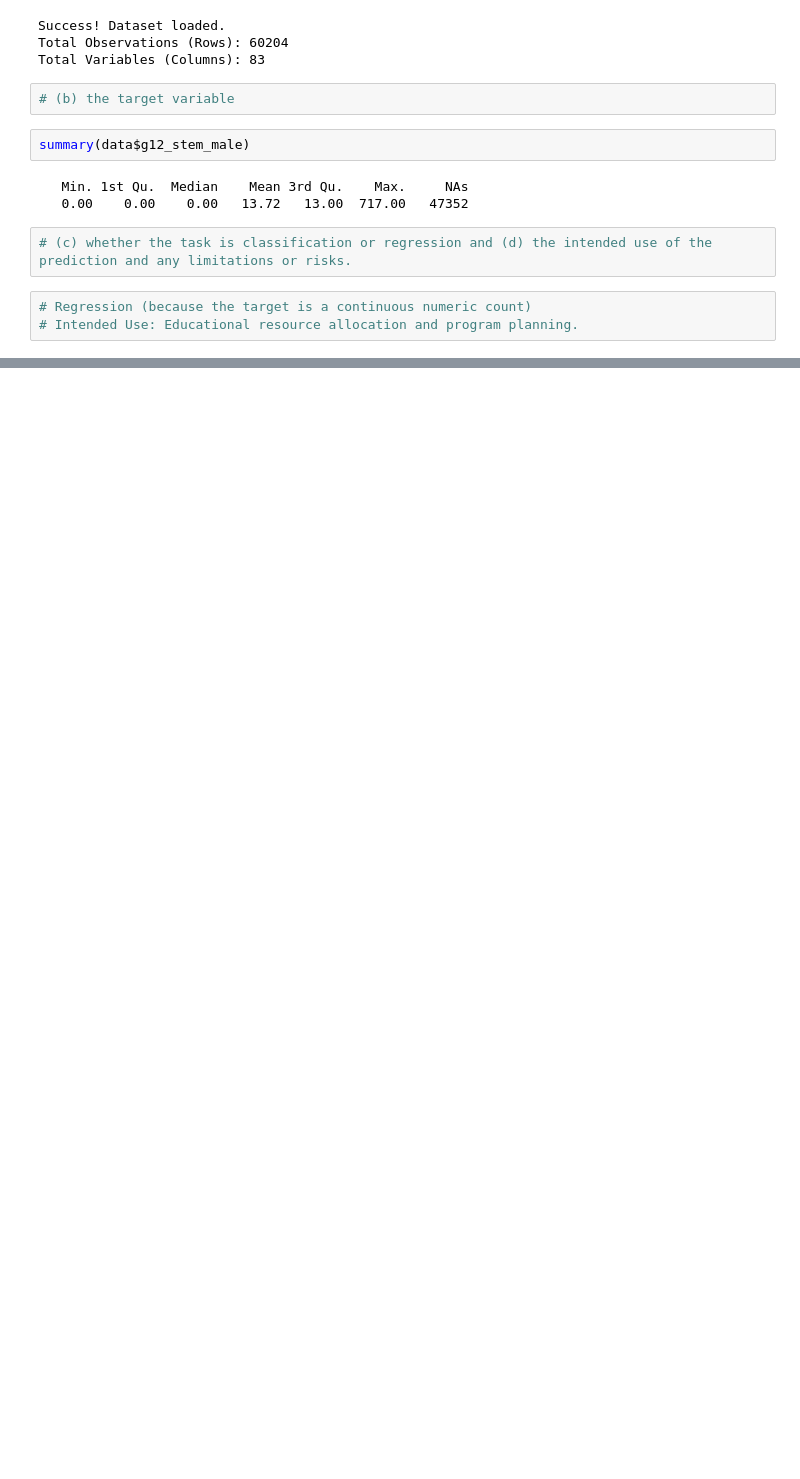
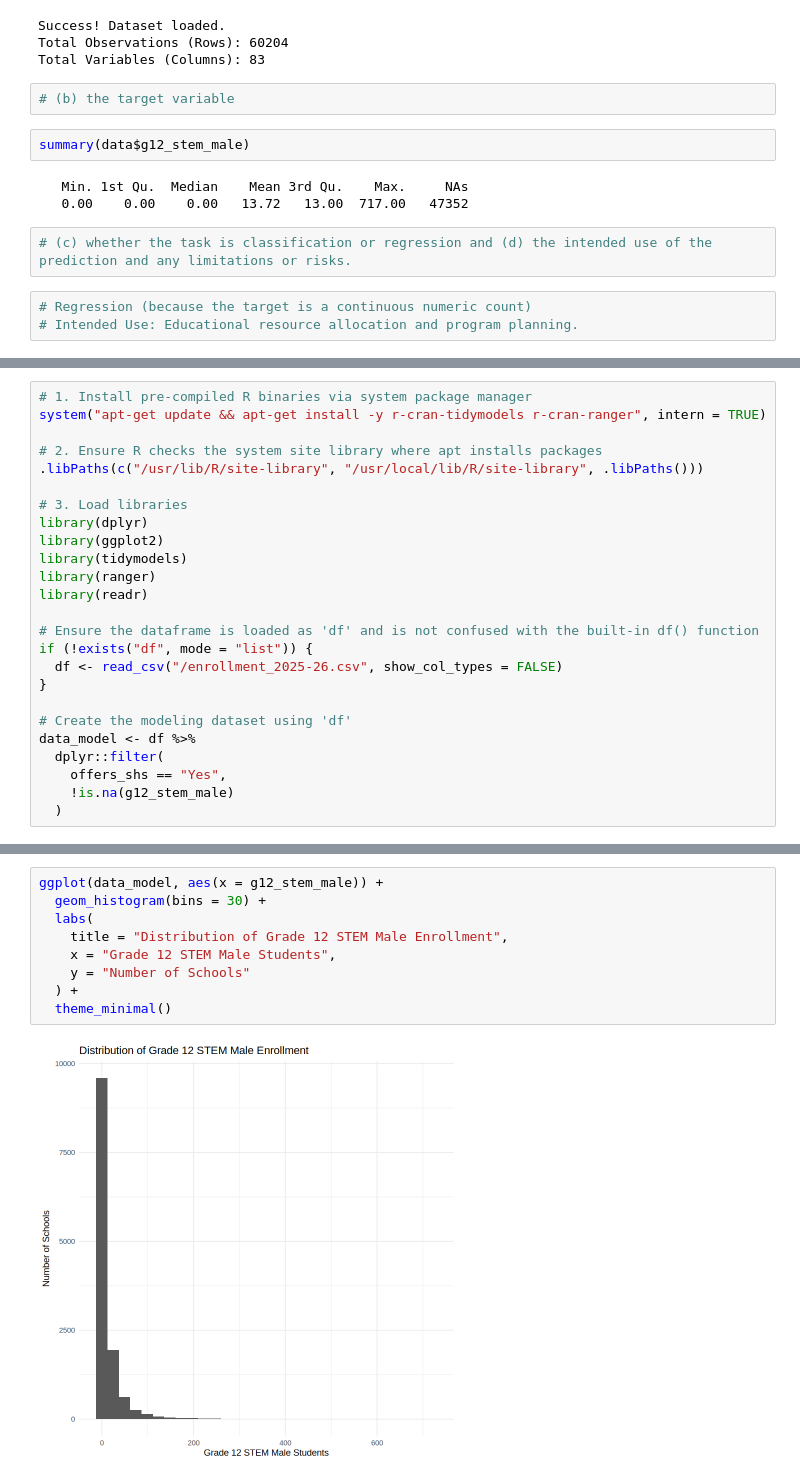
Before and after one commit to Supermarcc/For-ACTIVITY-1---Predictive-Modeling, a Jupyter notebook: Notebooks/Predictive Modelling_ea.ipynb, the cells around one changed output, grey strips where cells are left out. Cells and saved outputs as stored; diff of their text form; blank space fills up the shorter version.

```diff
--- a/Notebooks/Predictive Modelling_ea.ipynb
+++ b/Notebooks/Predictive Modelling_ea.ipynb
@@ -102,0 +409,25 @@ summary(data$g12_stem_male)
+# %%
+# 1. Install pre-compiled R binaries via system package manager
+system("apt-get update && apt-get install -y r-cran-tidymodels r-cran-ranger", intern = TRUE)
+
+# 2. Ensure R checks the system site library where apt installs packages
+.libPaths(c("/usr/lib/R/site-library", "/usr/local/lib/R/site-library", .libPaths()))
+
+# 3. Load libraries
+library(dplyr)
+library(ggplot2)
+library(tidymodels)
+library(ranger)
+library(readr)
+
+# Ensure the dataframe is loaded as 'df' and is not confused with the built-in df() function
+if (!exists("df", mode = "list")) {
+  df <- read_csv("/enrollment_2025-26.csv", show_col_types = FALSE)
+}
+
+# Create the modeling dataset using 'df'
+data_model <- df %>%
+  dplyr::filter(
+    offers_shs == "Yes",
+    !is.na(g12_stem_male)
+  )
@@ -102,0 +479,11 @@ summary(data$g12_stem_male)
+# %%
+ggplot(data_model, aes(x = g12_stem_male)) +
+  geom_histogram(bins = 30) +
+  labs(
+    title = "Distribution of Grade 12 STEM Male Enrollment",
+    x = "Grade 12 STEM Male Students",
+    y = "Number of Schools"
+  ) +
+  theme_minimal()
+# %% [output]
+[figure, added]
```
Also changed, not shown: parts of 68 cells of this notebook.
